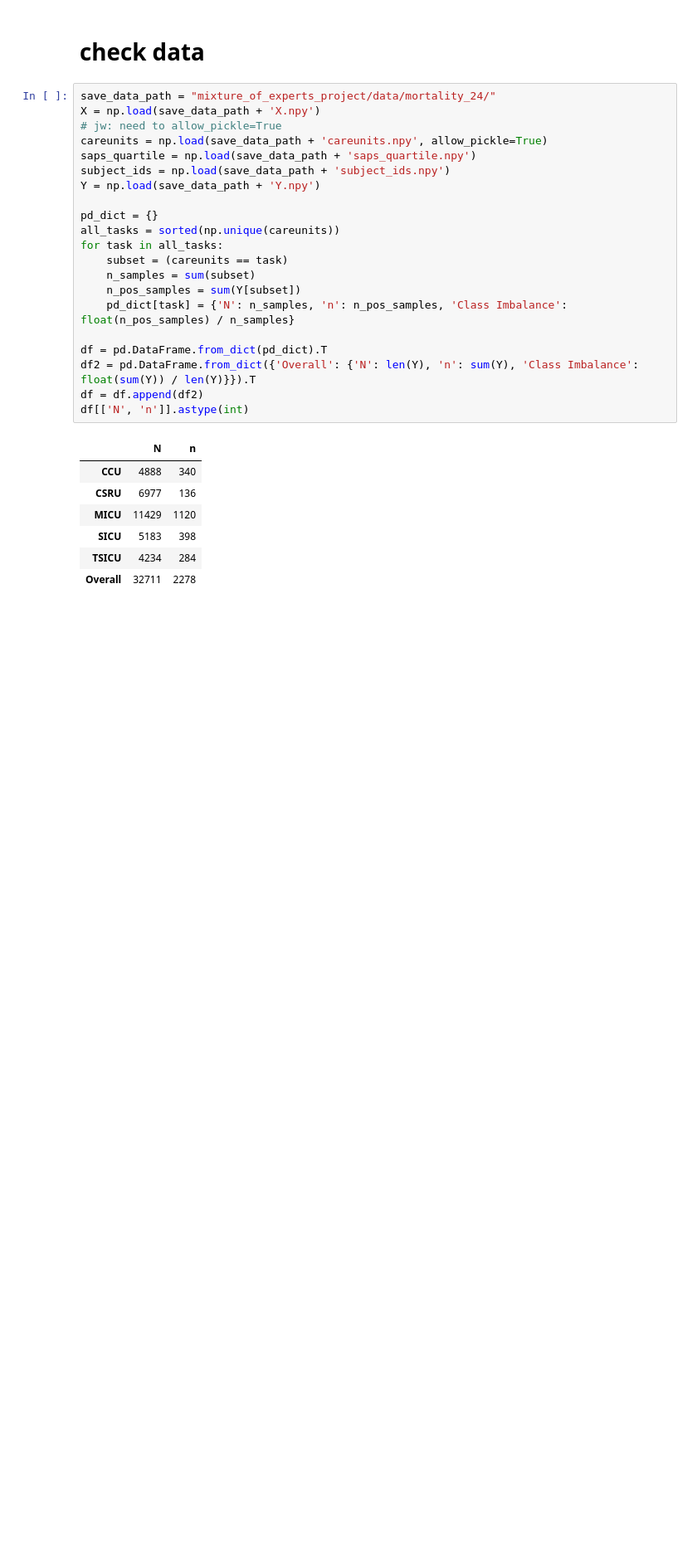
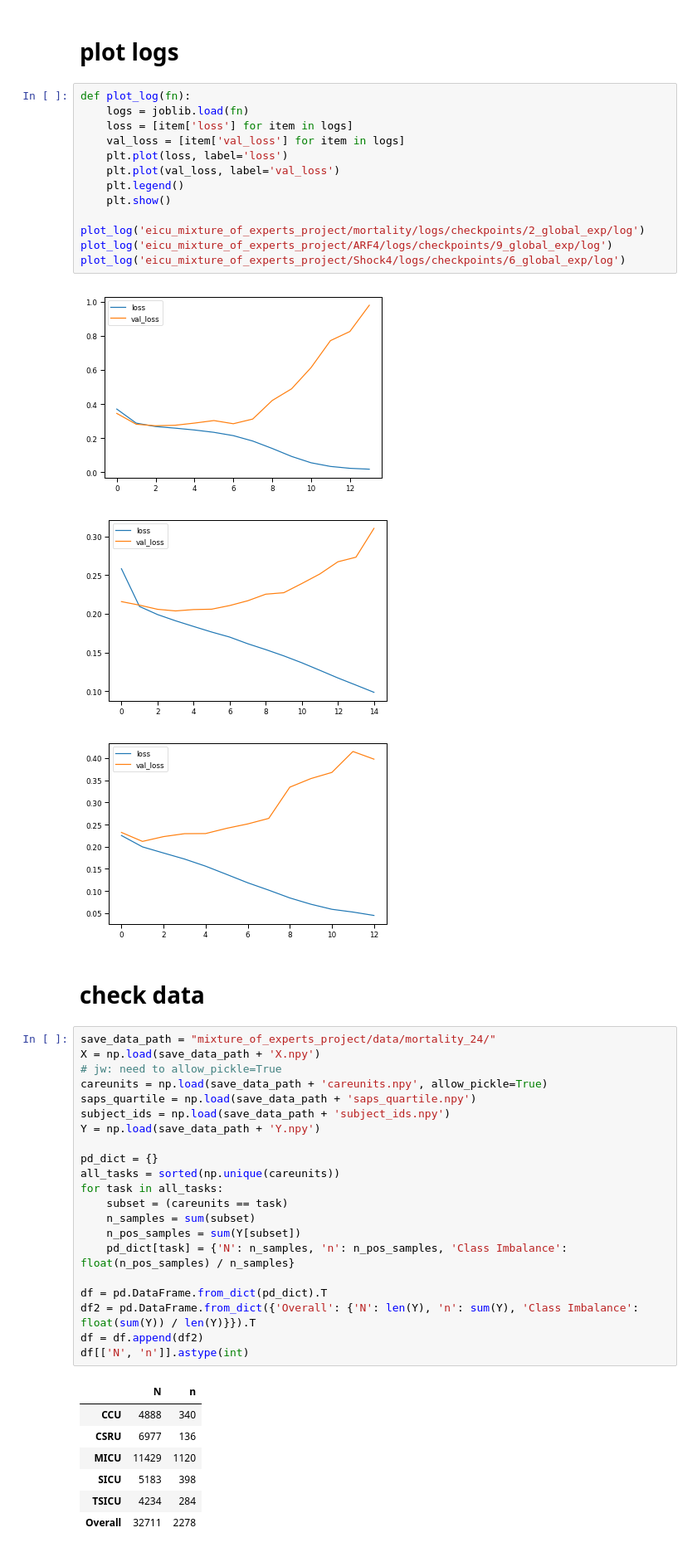
Before and after one commit to nathanwang000/mixture_of_experts_project, a Jupyter notebook: inspect_result.ipynb, the cells around one changed output. Shown: that part at 83% size. Cells and saved outputs as stored; diff of their text form; blank space fills up the shorter version.

```diff
--- a/inspect_result.ipynb
+++ b/inspect_result.ipynb
@@ -11,3 +167,22 @@ import pprint
+# %% [markdown]
+# plot logs
+# %%
+def plot_log(fn):
+    logs = joblib.load(fn)
+    loss = [item['loss'] for item in logs]
+    val_loss = [item['val_loss'] for item in logs]
+    plt.plot(loss, label='loss')
+    plt.plot(val_loss, label='val_loss')
+    plt.legend()
+    plt.show()
+
+plot_log('eicu_mixture_of_experts_project/mortality/logs/checkpoints/2_global_exp/log')
+plot_log('eicu_mixture_of_experts_project/ARF4/logs/checkpoints/9_global_exp/log')
+plot_log('eicu_mixture_of_experts_project/Shock4/logs/checkpoints/6_global_exp/log')
+# %% [output]
+[figure, added]
+[figure, added]
+[figure, added]
 # %% [markdown]
 # check data
 # %%
```
Also changed, not shown: parts of 29 cells of this notebook, 2 other files.
